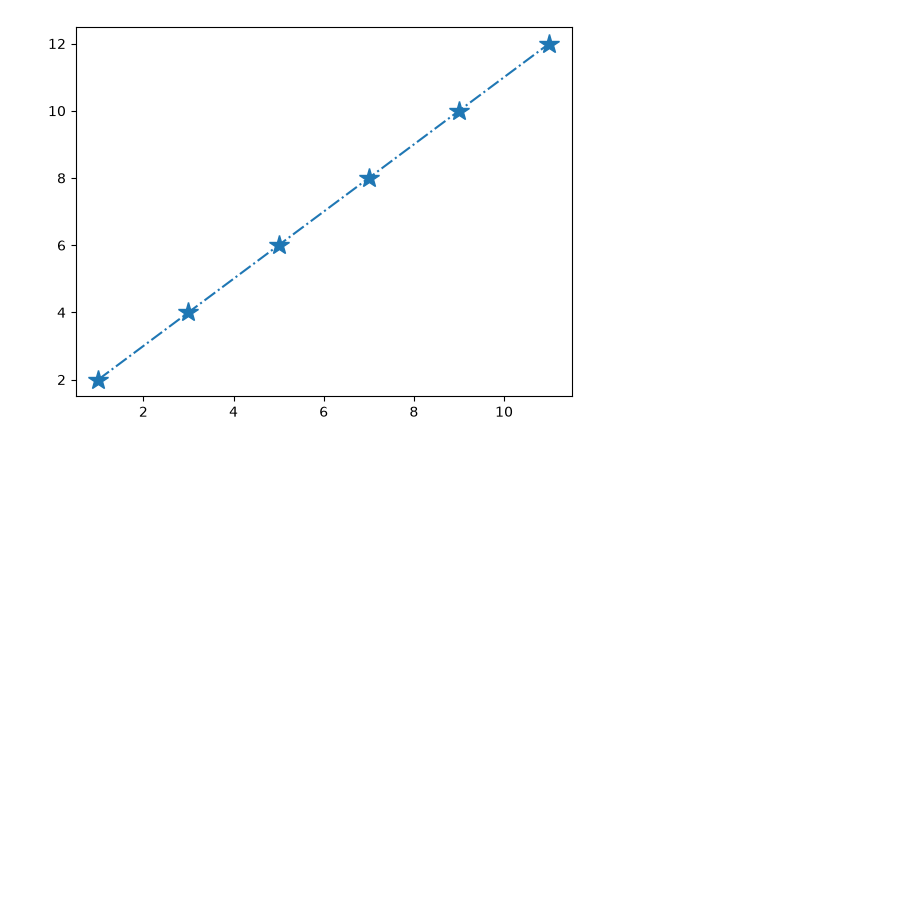
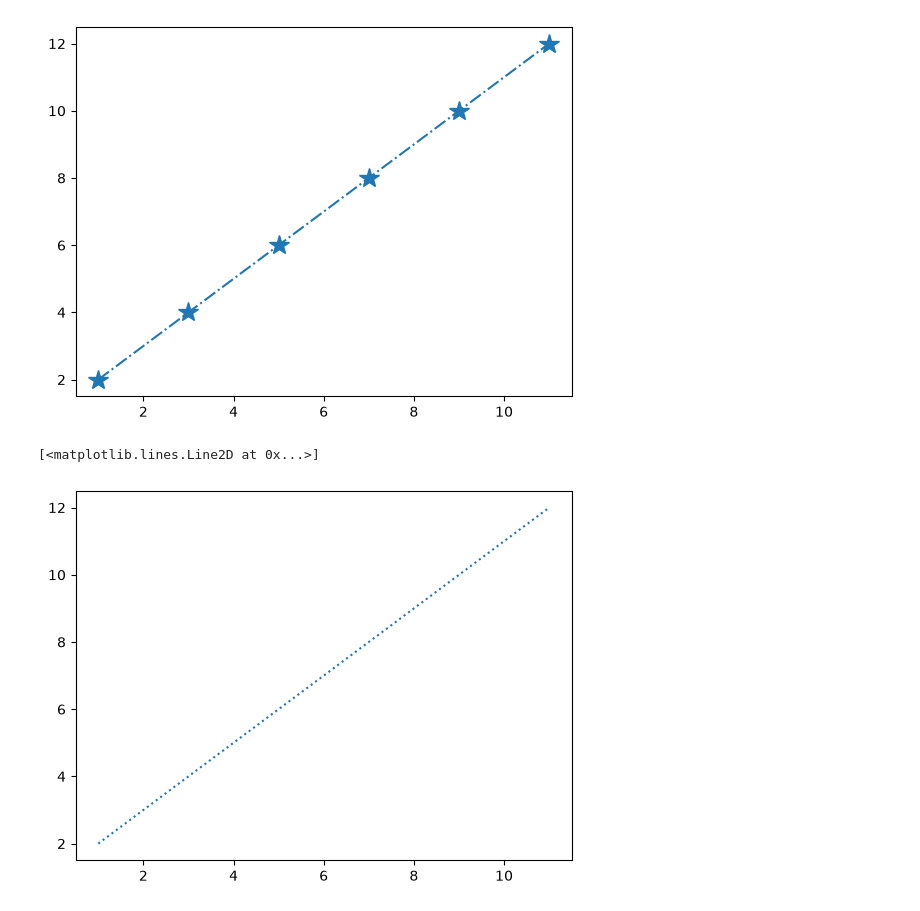
Before and after one commit to courjimen/R_GLAB_386.5.1, a Jupyter notebook: R_GLAB_386.5.1_LineCharts.ipynb, the cells around one changed output. Drawn from its saved outputs; the diff is of its cells as text; code cells hidden in the pictures; blank space fills up the shorter version.

```diff
--- a/R_GLAB_386.5.1_LineCharts.ipynb
+++ b/R_GLAB_386.5.1_LineCharts.ipynb
@@ -20,3 +21,9 @@ ax.plot(x,y, linestyle='-.', marker='*', markersize='15')
 plt.show()
 # %% [output]
 [figure]
+# %%
+#plot the dotted line style
+plt.plot(x, y, linestyle=':')
+# %% [output]
+[<matplotlib.lines.Line2D at 0x...>]
+[figure, added]
```
Also changed, not shown: parts of 3 cells of this notebook.
